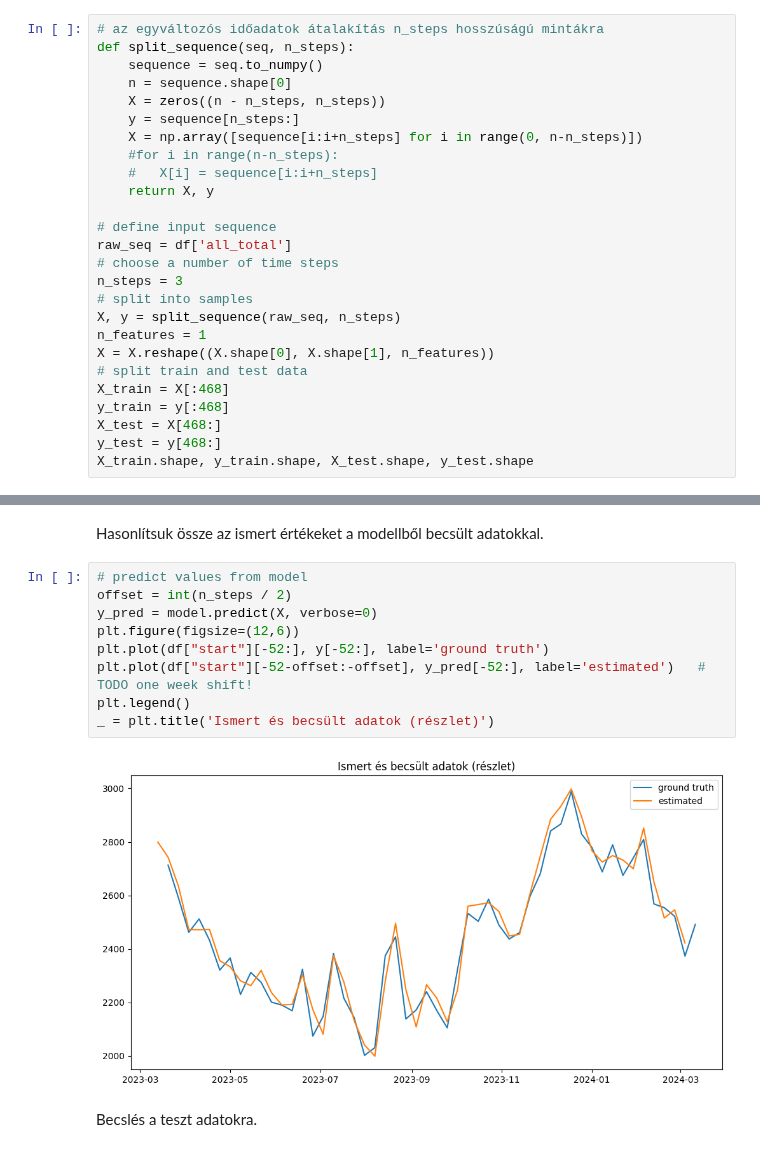
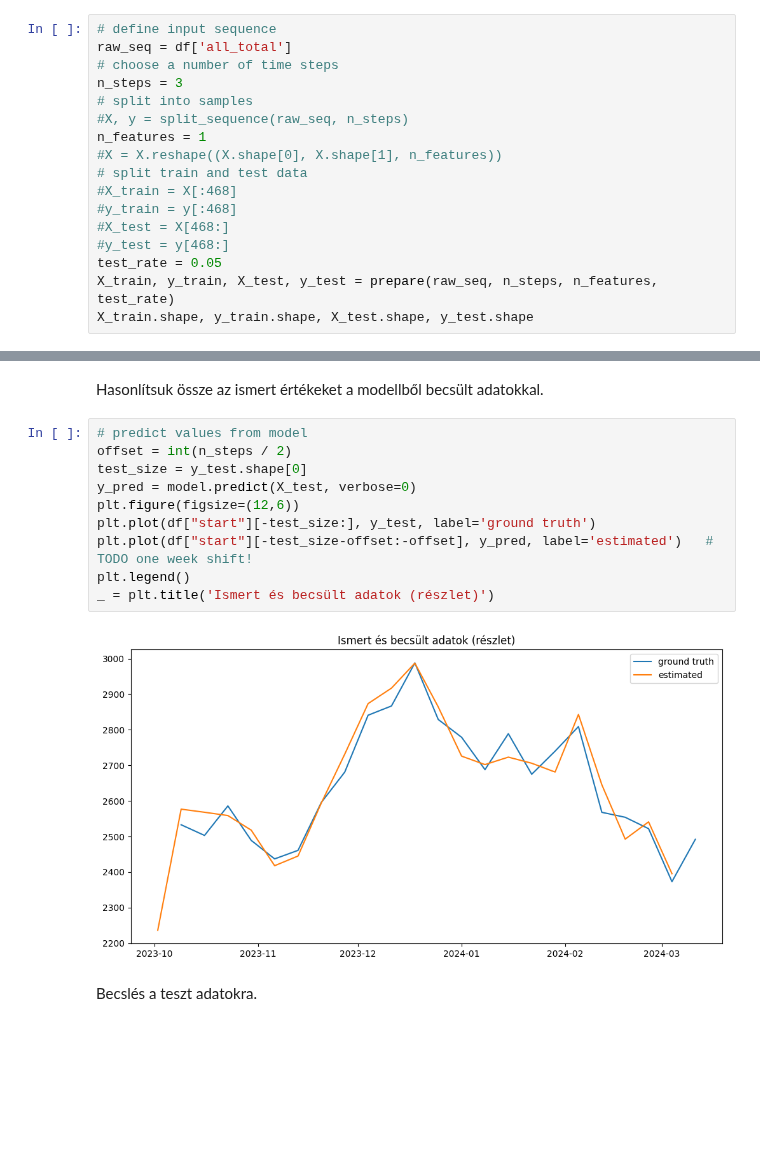
Before and after one commit to OSGeoLabBp/tutorials, a Jupyter notebook: hungarian/machine_learning/lessons/time_series.ipynb, the cells around one changed output, grey strips where cells are left out. Cells and saved outputs as stored; diff of their text form; blank space fills up the shorter version.

```diff
--- a/hungarian/machine_learning/lessons/time_series.ipynb
+++ b/hungarian/machine_learning/lessons/time_series.ipynb
@@ -47,27 +81,18 @@ Kialakítjuk a rövid, *n_steps* hosszúságú adatsorokat a modellek tanítás
 # %%
-# az egyváltozós időadatok átalakítás n_steps hosszúságú mintákra
-def split_sequence(seq, n_steps):
-	sequence = seq.to_numpy()
-	n = sequence.shape[0]
-	X = zeros((n - n_steps, n_steps))
-	y = sequence[n_steps:]
-	X = np.array([sequence[i:i+n_steps] for i in range(0, n-n_steps)])
-	#for i in range(n-n_steps):
-	#	X[i] = sequence[i:i+n_steps]
-	return X, y
-
 # define input sequence
 raw_seq = df['all_total']
 # choose a number of time steps
 n_steps = 3
 # split into samples
-X, y = split_sequence(raw_seq, n_steps)
+#X, y = split_sequence(raw_seq, n_steps)
 n_features = 1
-X = X.reshape((X.shape[0], X.shape[1], n_features))
+#X = X.reshape((X.shape[0], X.shape[1], n_features))
 # split train and test data
-X_train = X[:468]
-y_train = y[:468]
-X_test = X[468:]
-y_test = y[468:]
+#X_train = X[:468]
+#y_train = y[:468]
+#X_test = X[468:]
+#y_test = y[468:]
+test_rate = 0.05
+X_train, y_train, X_test, y_test = prepare(raw_seq, n_steps, n_features, test_rate)
 X_train.shape, y_train.shape, X_test.shape, y_test.shape
 # %% [output]
@@ -111,14 +136,15 @@ Hasonlítsuk össze az ismert értékeket a modellből becsült adatokkal.
 # %%
 # predict values from model
 offset = int(n_steps / 2)
-y_pred = model.predict(X, verbose=0)
+test_size = y_test.shape[0]
+y_pred = model.predict(X_test, verbose=0)
 plt.figure(figsize=(12,6))
-plt.plot(df["start"][-52:], y[-52:], label='ground truth')
-plt.plot(df["start"][-52-offset:-offset], y_pred[-52:], label='estimated')   # TODO one week shift!
+plt.plot(df["start"][-test_size:], y_test, label='ground truth')
+plt.plot(df["start"][-test_size-offset:-offset], y_pred, label='estimated')   # TODO one week shift!
 plt.legend()
 _ = plt.title('Ismert és becsült adatok (részlet)')
 # %% [output]
-[figure, old version]
+[figure, new version]
 # %% [markdown]
 Becslés a teszt adatokra.
 # %%
```
Also changed, not shown: parts of 4 cells of this notebook.
